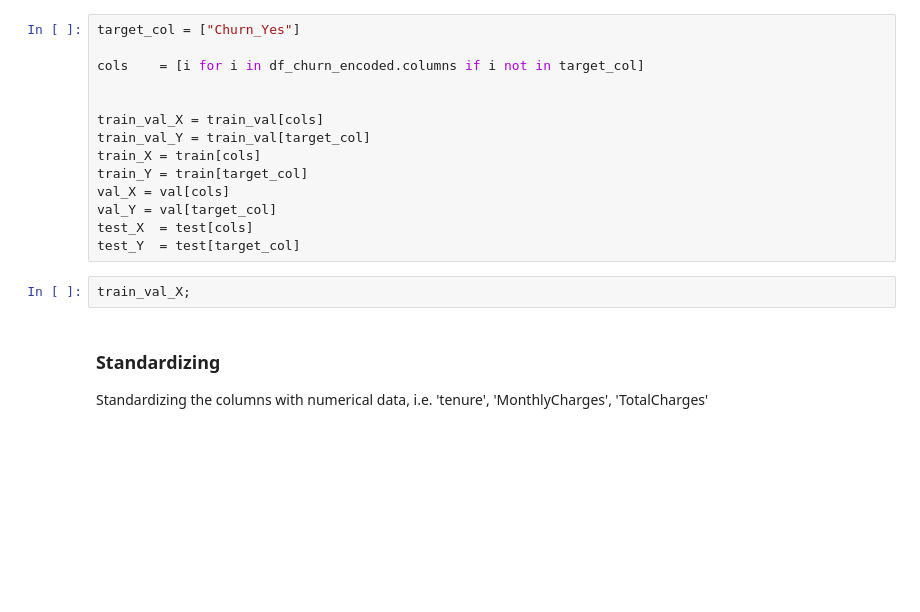
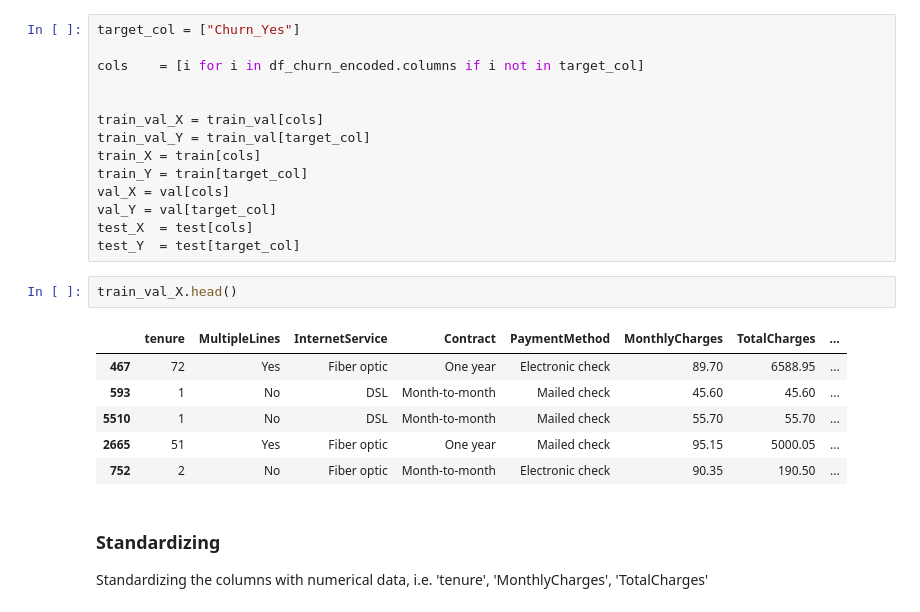
Before and after one commit to robinleoknauth/customer_churn_project, a Jupyter notebook: Customer_Churn_preprocessing_and_DA_and_Models_fix.ipynb, the cells around one changed output. Saved outputs shown, nothing was run; the diff lists cells and outputs as text; blank space fills up the shorter version.

```diff
--- a/Customer_Churn_preprocessing_and_DA_and_Models_fix.ipynb
+++ b/Customer_Churn_preprocessing_and_DA_and_Models_fix.ipynb
@@ -206,7 +240,14 @@ val_Y = val[target_col]
 test_X  = test[cols]
 test_Y  = test[target_col]
 # %%
-train_val_X;
+train_val_X.head()
+# %% [output]
+|  | tenure | MultipleLines | InternetService | Contract | PaymentMethod | MonthlyCharges | TotalCharges | ... |
+| 467 | 72 | Yes | Fiber optic | One year | Electronic check | 89.70 | 6588.95 | ... |
+| 593 | 1 | No | DSL | Month-to-month | Mailed check | 45.60 | 45.60 | ... |
+| 5510 | 1 | No | DSL | Month-to-month | Mailed check | 55.70 | 55.70 | ... |
+| 2665 | 51 | Yes | Fiber optic | One year | Mailed check | 95.15 | 5000.05 | ... |
+| 752 | 2 | No | Fiber optic | Month-to-month | Electronic check | 90.35 | 190.50 | ... |
 # %% [markdown]
 ### Standardizing
 Standardizing the columns with numerical data, i.e. 'tenure', 'MonthlyCharges', 'TotalCharges'
```
Also changed, not shown: parts of 17 cells of this notebook, 1 other file.
